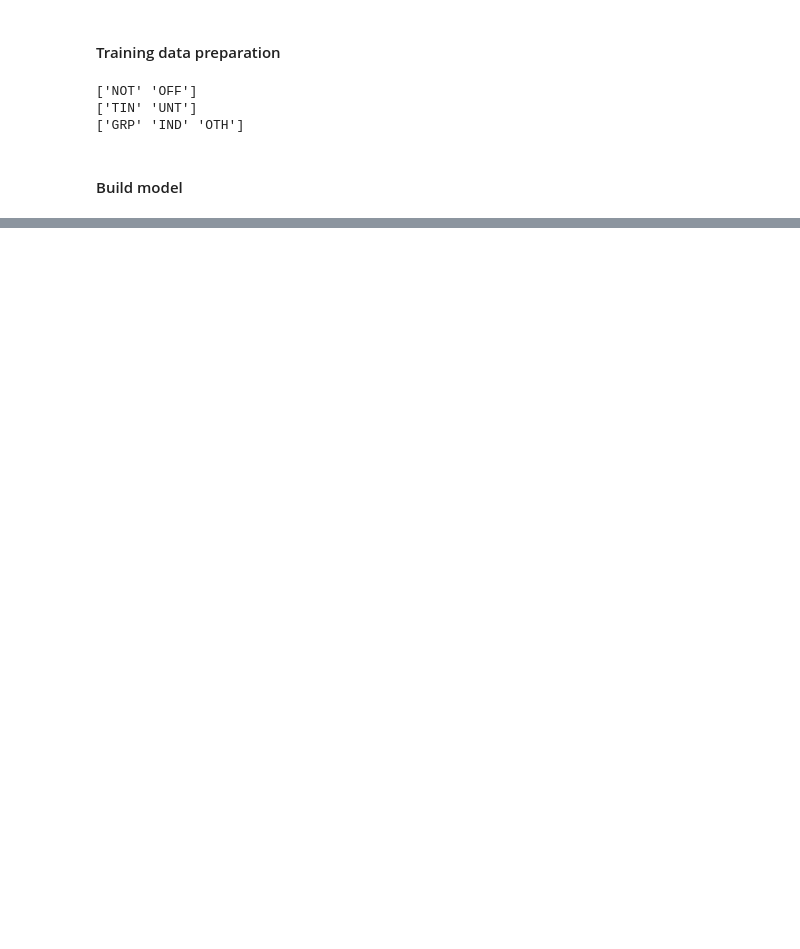
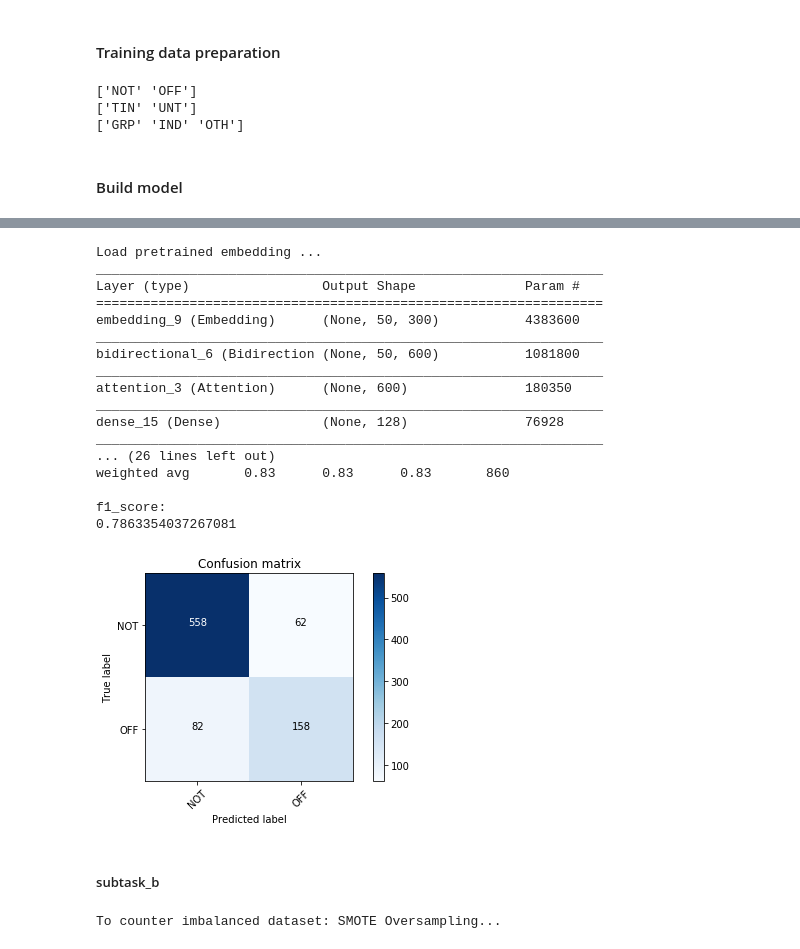
Before and after one commit to seasa2016/Natural_Language_Processing_Project2_2019Spring, a Jupyter notebook: BiGRU-CNN/train.ipynb, the cells around one changed output, grey strips where cells are left out. Drawn from its saved outputs; the diff is of its cells as text; code cells hidden in the pictures; blank space fills up the shorter version.

```diff
--- a/BiGRU-CNN/train.ipynb
+++ b/BiGRU-CNN/train.ipynb
@@ -1036,0 +691,34 @@ print(f1_score(y_true= (dataset_task_b['subtask_b'][train_data_task_b_idx:]), y_
+# %%
+model_parameters_subtask_a['model_type'] = 'BiGRU-attention'
+model_parameters_subtask_a['epochs'] = 5
+model_parameters_subtask_a['use_pretrained_embedding'] = True
+model_subtask_a = model_for_subtask_a(model_parameters_subtask_a)
+# build model
+model_subtask_a.build_model()
+# train
+model_subtask_a.train(X_train_task_a, y_train_task_a)
+# evaluate
+model_subtask_a.evaluate(X_test_task_a, y_test_task_a)
+# save
+model_subtask_a.save_model('./models/subtask_a/BiGRU-attention.h5')
+# %% [output]
+Load pretrained embedding ...
+_________________________________________________________________
+Layer (type)                 Output Shape              Param #
+=================================================================
+embedding_9 (Embedding)      (None, 50, 300)           4383600
+_________________________________________________________________
+bidirectional_6 (Bidirection (None, 50, 600)           1081800
+_________________________________________________________________
+attention_3 (Attention)      (None, 600)               180350
+_________________________________________________________________
+dense_15 (Dense)             (None, 128)               76928
+_________________________________________________________________
+... (26 lines left out)
+weighted avg       0.83      0.83      0.83       860
+
+f1_score:
+0.7863354037267081
+[figure, added]
+# %% [markdown]
+##### subtask_b
@@ -1036,0 +841,7 @@ print(f1_score(y_true= (dataset_task_b['subtask_b'][train_data_task_b_idx:]), y_
+# %%
+# SMOTE
+print("To counter imbalanced dataset: SMOTE Oversampling...")
+sm = SMOTE(random_state=12)
+X_train_task_b_smote, y_train_task_b_smote = sm.fit_sample(X_train_task_b, y_train_task_b)
+# %% [output]
+To counter imbalanced dataset: SMOTE Oversampling...
```
Also changed, not shown: parts of 51 cells of this notebook, 1 other file.
